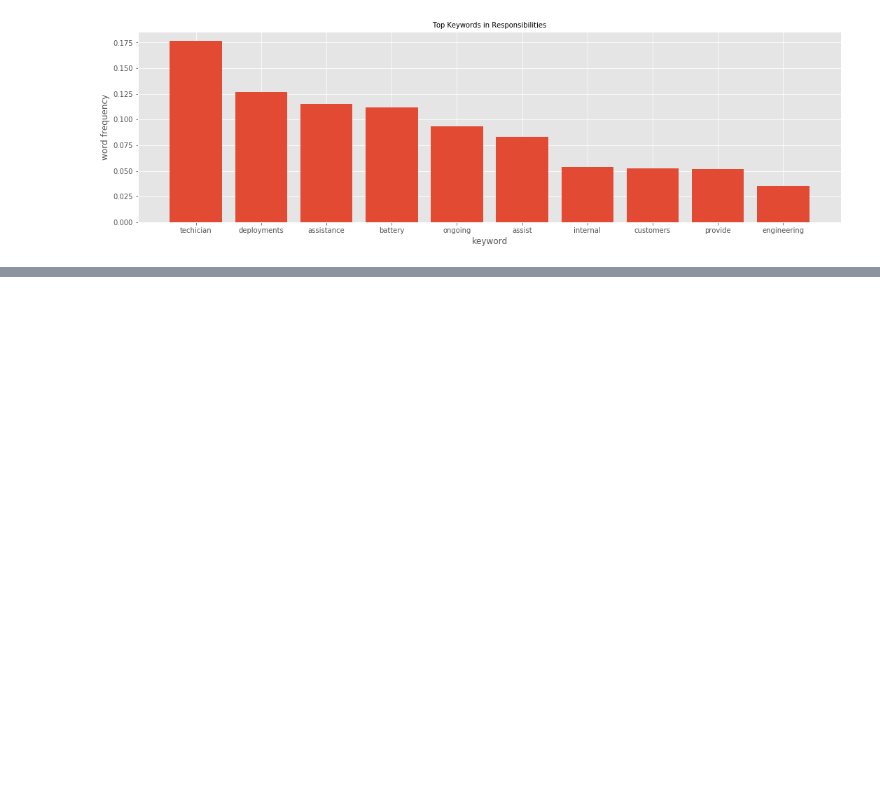
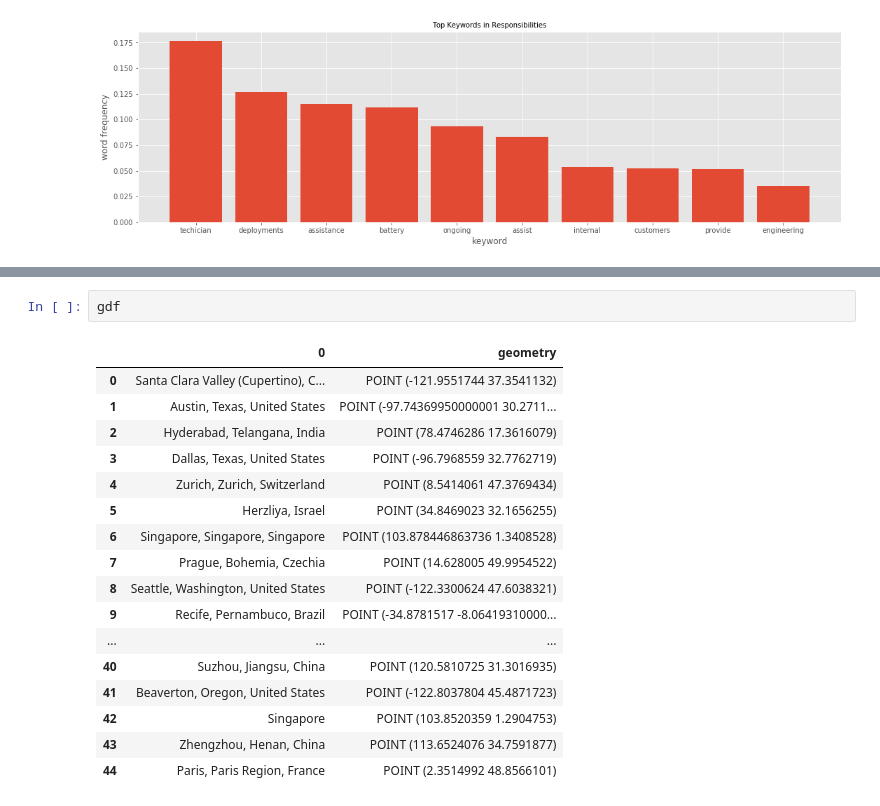
Before and after one commit to a19990506/Hello-World, a Jupyter notebook: project/Apple_analyze.ipynb, the cells around one changed output, grey strips where cells are left out. Cells and saved outputs as stored; diff of their text form; blank space fills up the shorter version.

```diff
--- a/project/Apple_analyze.ipynb
+++ b/project/Apple_analyze.ipynb
@@ -452,0 +522,20 @@ plot_tfidf_bar(resp_tfidfm, text_index=0, ax=ax1, font_path=font_path, bin=10, t
+# %%
+gdf
+# %% [output]
+|  | 0 | geometry |
+| 0 | Santa Clara Valley (Cupertino), C... | POINT (-121.9551744 37.3541132) |
+| 1 | Austin, Texas, United States | POINT (-97.74369950000001 30.2711... |
+| 2 | Hyderabad, Telangana, India | POINT (78.4746286 17.3616079) |
+| 3 | Dallas, Texas, United States | POINT (-96.7968559 32.7762719) |
+| 4 | Zurich, Zurich, Switzerland | POINT (8.5414061 47.3769434) |
+| 5 | Herzliya, Israel | POINT (34.8469023 32.1656255) |
+| 6 | Singapore, Singapore, Singapore | POINT (103.878446863736 1.3408528) |
+| 7 | Prague, Bohemia, Czechia | POINT (14.628005 49.9954522) |
+| 8 | Seattle, Washington, United States | POINT (-122.3300624 47.6038321) |
+| 9 | Recife, Pernambuco, Brazil | POINT (-34.8781517 -8.06419310000... |
+| ... | ... | ... |
+| 40 | Suzhou, Jiangsu, China | POINT (120.5810725 31.3016935) |
+| 41 | Beaverton, Oregon, United States | POINT (-122.8037804 45.4871723) |
+| 42 | Singapore | POINT (103.8520359 1.2904753) |
+| 43 | Zhengzhou, Henan, China | POINT (113.6524076 34.7591877) |
+| 44 | Paris, Paris Region, France | POINT (2.3514992 48.8566101) |
```
Also changed, not shown: parts of 12 cells of this notebook.
